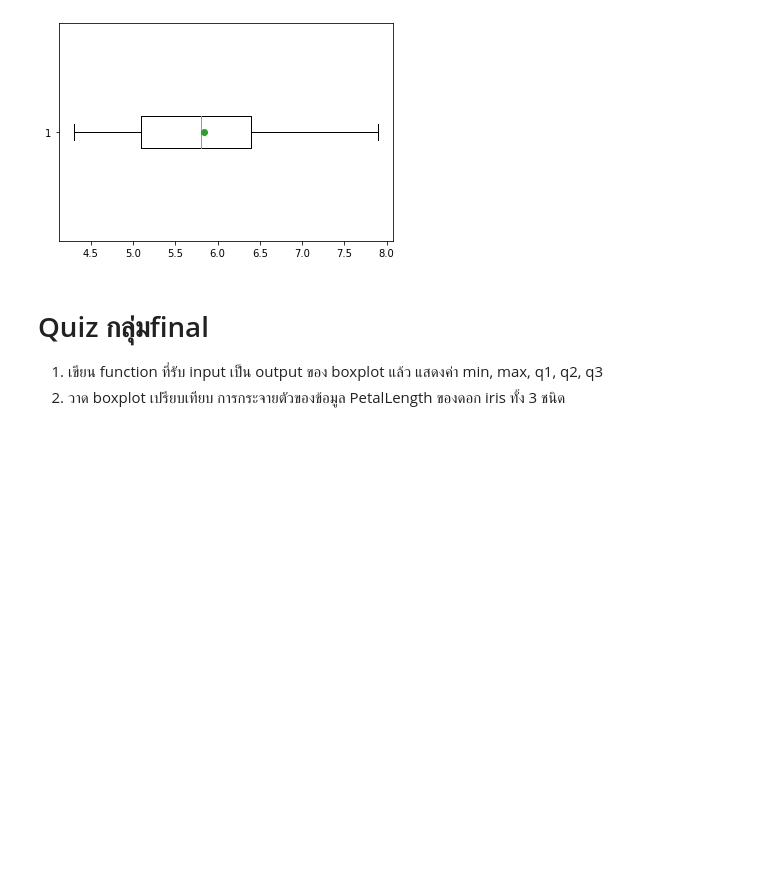
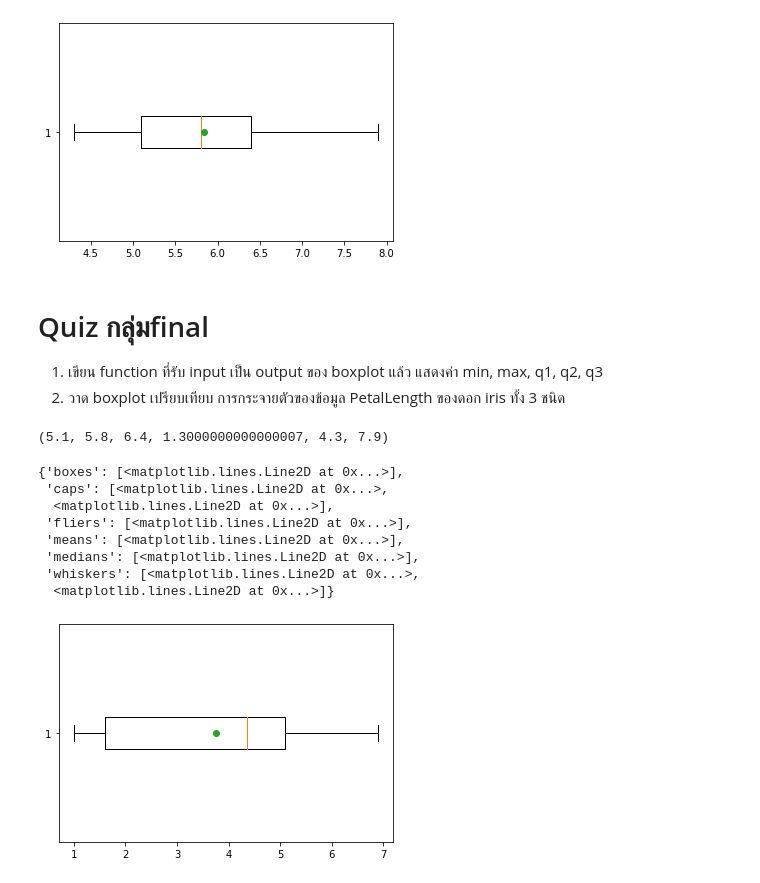
Before and after one commit to Benza1611/data_viz_2022, a Jupyter notebook: DataViz02_Data_Distribution.ipynb, the cells around one changed output. Drawn from its saved outputs; the diff is of its cells as text; code cells hidden in the pictures; blank space fills up the shorter version.

```diff
--- a/DataViz02_Data_Distribution.ipynb
+++ b/DataViz02_Data_Distribution.ipynb
@@ -282,0 +292,16 @@ plt.boxplot(df['SepalLength'],vert=False,showmeans=True,meanprops={'marker':'o'}
+# %%
+box_vals(ybp)
+# %% [output]
+(5.1, 5.8, 6.4, 1.3000000000000007, 4.3, 7.9)
+# %%
+plt.boxplot(df['PetalLength'],vert=False,showmeans=True,meanprops={'marker':'o'})
+# %% [output]
+{'boxes': [<matplotlib.lines.Line2D at 0x...>],
+ 'caps': [<matplotlib.lines.Line2D at 0x...>,
+  <matplotlib.lines.Line2D at 0x...>],
+ 'fliers': [<matplotlib.lines.Line2D at 0x...>],
+ 'means': [<matplotlib.lines.Line2D at 0x...>],
+ 'medians': [<matplotlib.lines.Line2D at 0x...>],
+ 'whiskers': [<matplotlib.lines.Line2D at 0x...>,
+  <matplotlib.lines.Line2D at 0x...>]}
+[figure, added]
```
Also changed, not shown: parts of 3 cells of this notebook.
